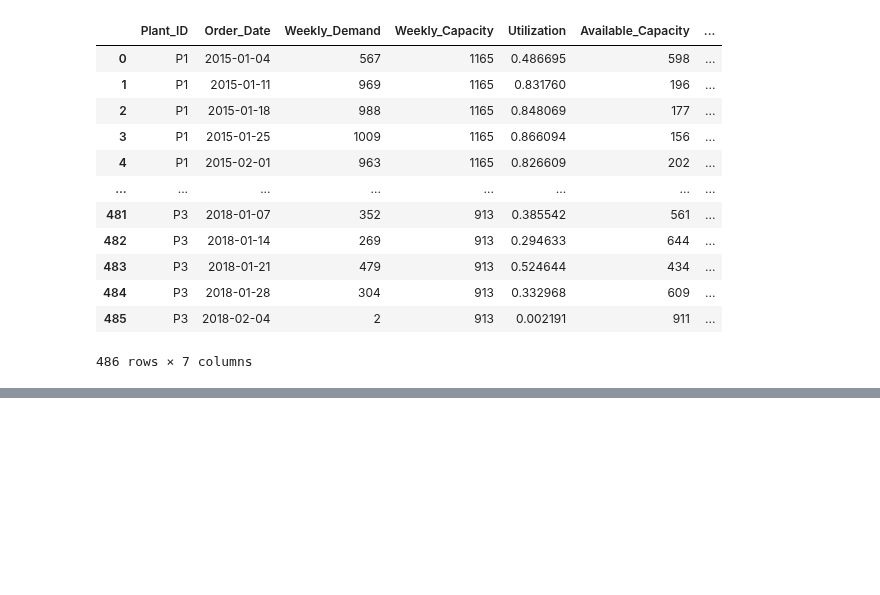
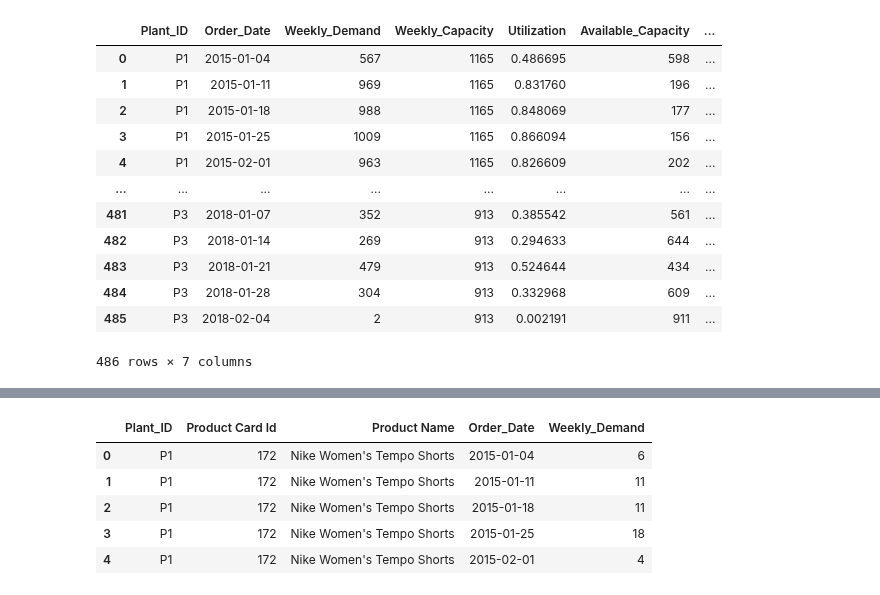
Before and after one commit to rsm-chl307/SupplyChain_Control_Tower_DataCo, a Jupyter notebook: notebooks/02_risk_metrics.ipynb, the cells around one changed output, grey strips where cells are left out. Cells and saved outputs as stored; diff of their text form; code cells hidden in the pictures; blank space fills up the shorter version.

```diff
--- a/notebooks/02_risk_metrics.ipynb
+++ b/notebooks/02_risk_metrics.ipynb
@@ -162,0 +193,12 @@ capacity_utilization.to_csv(
+# %%
+plant_product_weekly_demand = (
+    plant_product_weekly_demand[
+        [
+            "order date (DateOrders)",
+            "Plant_ID",
+            "Product Card Id",
+            "Product Name",
+            "Order Item Quantity"
+        ]
+    ]
+)
@@ -162,0 +215,37 @@ capacity_utilization.to_csv(
+# %%
+# Weekly demand by product within each plant
+
+plant_product_weekly_demand = (
+    plant_product_weekly_demand
+    .set_index("Order_Date")
+    .groupby(
+        [
+            "Plant_ID",
+            "Product Card Id",
+            "Product Name"
+        ]
+    )
+    ["Order Item Quantity"]
+    .resample("W")
+    .sum()
+    .reset_index()
+)
+# %%
+# Total product demand assigned to a plant during a week
+
+plant_product_weekly_demand = (
+    plant_product_weekly_demand.rename(
+        columns={
+            "Order Item Quantity": "Weekly_Demand"
+        }
+    )
+)
+# %%
+plant_product_weekly_demand.head()
+# %% [output]
+|  | Plant_ID | Product Card Id | Product Name | Order_Date | Weekly_Demand |
+| 0 | P1 | 172 | Nike Women's Tempo Shorts | 2015-01-04 | 6 |
+| 1 | P1 | 172 | Nike Women's Tempo Shorts | 2015-01-11 | 11 |
+| 2 | P1 | 172 | Nike Women's Tempo Shorts | 2015-01-18 | 11 |
+| 3 | P1 | 172 | Nike Women's Tempo Shorts | 2015-01-25 | 18 |
+| 4 | P1 | 172 | Nike Women's Tempo Shorts | 2015-02-01 | 4 |
```
Also changed, not shown: parts of 6 cells of this notebook, 5 other files.
